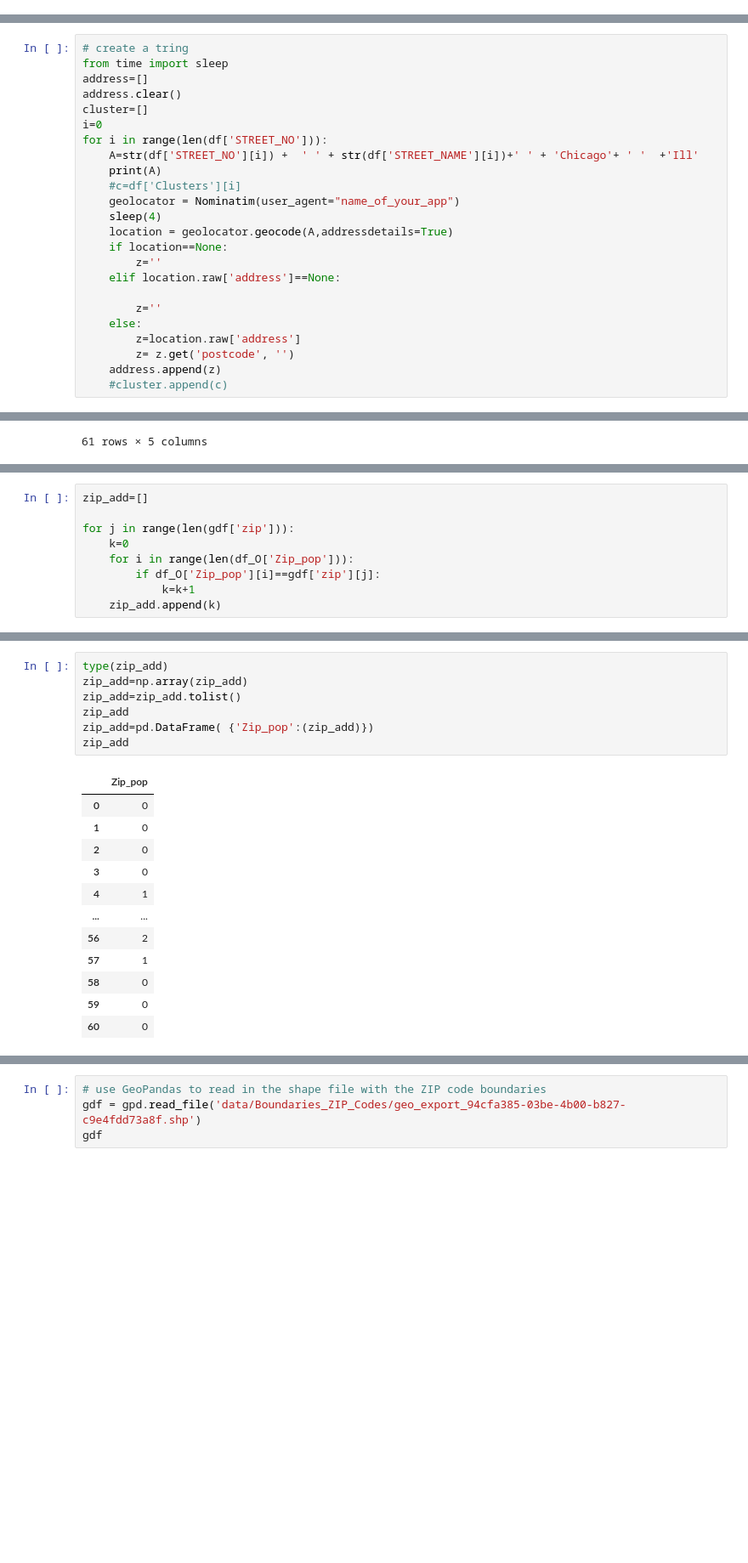
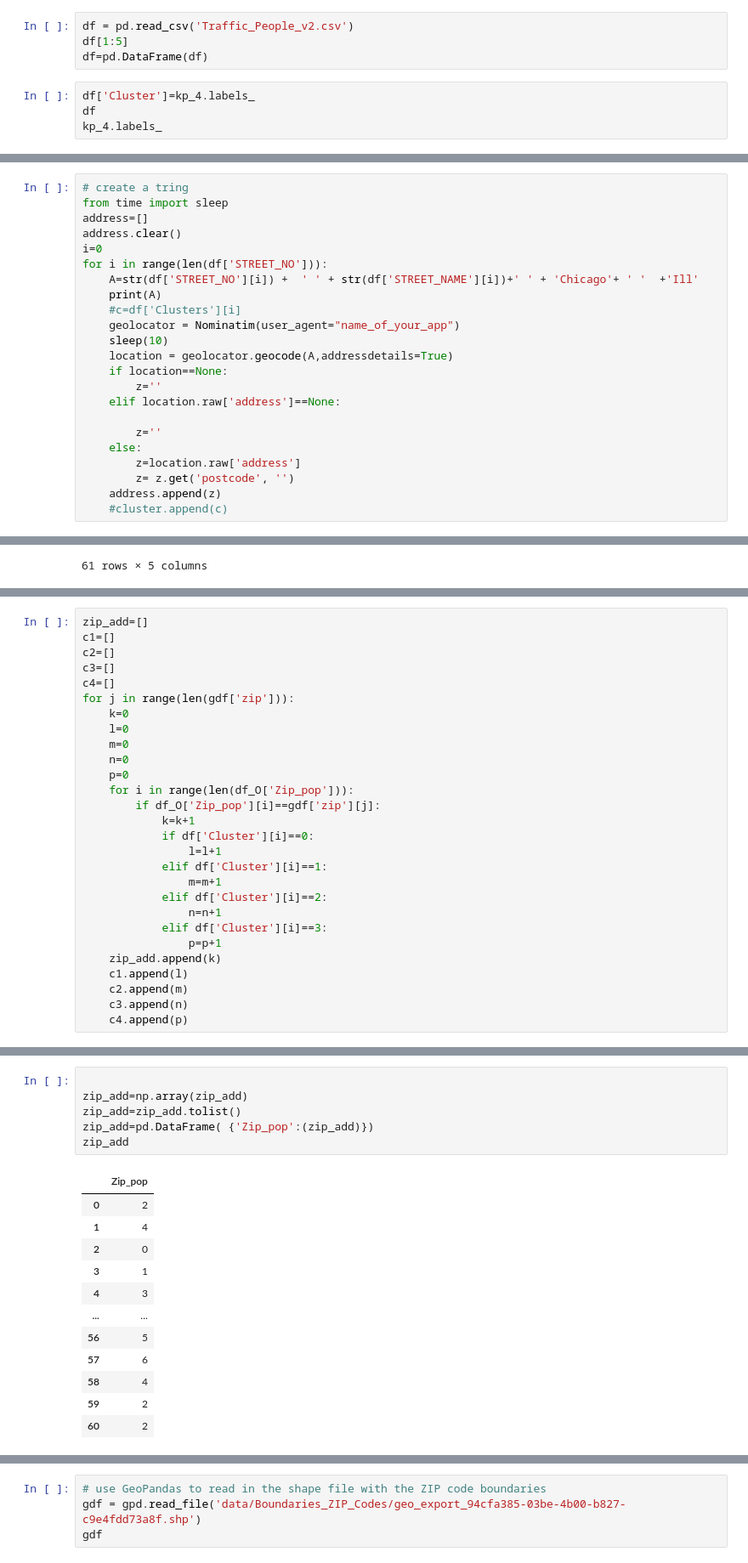
Before and after one commit to mhodgetts/Team-2, a Jupyter notebook: Team_2_V4.ipynb, the cells around one changed output, grey strips where cells are left out. Shown at 85% size. Drawn from its saved outputs; the diff is of its cells as text; blank space fills up the shorter version.

```diff
--- a/Team_2_V4.ipynb
+++ b/Team_2_V4.ipynb
@@ -1517,3 +1494,11 @@ location = geolocator.geocode(addr,addressdetails=True)
 print(location)
 # %% [output]
 5, Falcon Lane, Delanco Township, Burlington County, New Jersey, 08075, United States
+# %%
+df = pd.read_csv('Traffic_People_v2.csv')
+df[1:5]
+df=pd.DataFrame(df)
+# %%
+df['Cluster']=kp_4.labels_
+df
+kp_4.labels_
@@ -1524,14 +1520,13 @@ df=df[0:500]
 from time import sleep
 address=[]
 address.clear()
-cluster=[]
 i=0
 for i in range(len(df['STREET_NO'])):
     A=str(df['STREET_NO'][i]) +  ' ' + str(df['STREET_NAME'][i])+' ' + 'Chicago'+ ' '  +'Ill'
     print(A)
     #c=df['Clusters'][i]
     geolocator = Nominatim(user_agent="name_of_your_app")
-    sleep(4)
+    sleep(10)
     location = geolocator.geocode(A,addressdetails=True)
     if location==None:
         z=''
@@ -1689,9 +1684,28 @@ gdf
 # %%
 zip_add=[]
-
+c1=[]
+c2=[]
+c3=[]
+c4=[]
 for j in range(len(gdf['zip'])):
     k=0
+    l=0
+    m=0
+    n=0
+    p=0
     for i in range(len(df_O['Zip_pop'])):
         if df_O['Zip_pop'][i]==gdf['zip'][j]:
             k=k+1
+            if df['Cluster'][i]==0:
+                l=l+1
+            elif df['Cluster'][i]==1:
+                m=m+1
+            elif df['Cluster'][i]==2:
+                n=n+1
+            elif df['Cluster'][i]==3:
+                p=p+1
     zip_add.append(k)
+    c1.append(l)
+    c2.append(m)
+    c3.append(n)
+    c4.append(p)
@@ -1698,21 +1732,20 @@ for j in range(len(gdf['zip'])):
 # %%
-type(zip_add)
+
 zip_add=np.array(zip_add)
 zip_add=zip_add.tolist()
-zip_add
 zip_add=pd.DataFrame( {'Zip_pop':(zip_add)})
 zip_add
 # %% [output]
 |  | Zip_pop |
-| 0 | 0 |
-| 1 | 0 |
+| 0 | 2 |
+| 1 | 4 |
 | 2 | 0 |
-| 3 | 0 |
-| 4 | 1 |
+| 3 | 1 |
+| 4 | 3 |
 | ... | ... |
-| 56 | 2 |
-| 57 | 1 |
-| 58 | 0 |
-| 59 | 0 |
-| 60 | 0 |
+| 56 | 5 |
+| 57 | 6 |
+| 58 | 4 |
+| 59 | 2 |
+| 60 | 2 |
 61 rows × 1 columns
```
Also changed, not shown: parts of 21 cells of this notebook.
